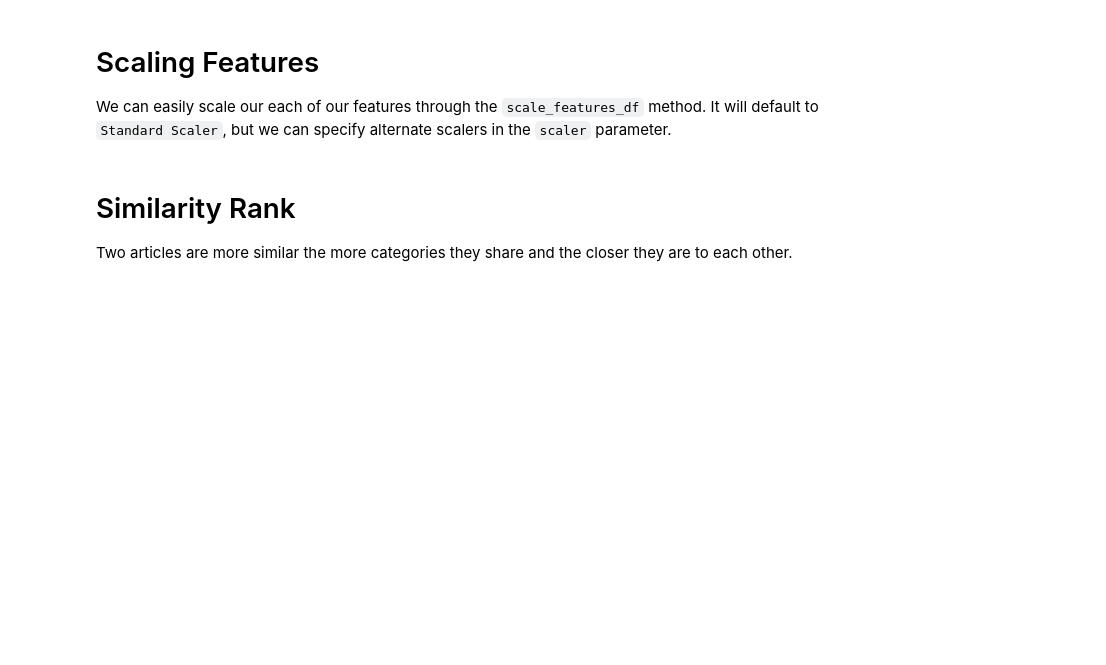
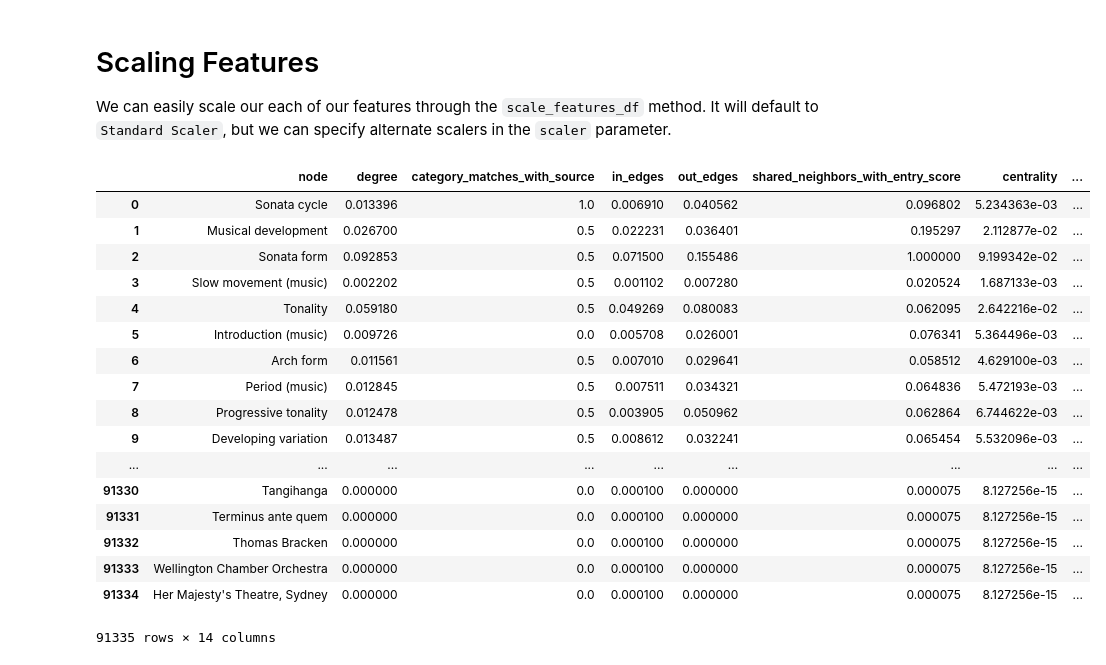
Before and after one commit to QED0711/wiki_learn, a Jupyter notebook: data-retrieval/graph_api/GraphCreator.ipynb, the cells around one changed output. Drawn from its saved outputs; the diff is of its cells as text; code cells hidden in the pictures; blank space fills up the shorter version.

```diff
--- a/data-retrieval/graph_api/GraphCreator.ipynb
+++ b/data-retrieval/graph_api/GraphCreator.ipynb
@@ -92,8 +91,22 @@ gc.scale_features_df(scaler=MinMaxScaler, copy=False)
-# %% [markdown]
-# Similarity Rank
-
-Two articles are more similar the more categories they share and the closer they are to each other.
 # %%
-gc.rank_similarity()
-gc.scale_features_df(scaler=MinMaxScaler, copy=False)
-gc.features_df.sort_values(["similarity_rank"], ascending=False).reset_index().drop("index", axis=1)
+scaled_feature_df = gc.scale_features_df(scaler=MinMaxScaler, copy=True) # Makes a copy of the df
+scaled_feature_df.sort_values("similarity_rank", ascending=False).reset_index().drop("index", axis=1)
+# %% [output]
+|  | node | degree | category_matches_with_source | in_edges | out_edges | shared_neighbors_with_entry_score | centrality | ... |
+| 0 | Sonata cycle | 0.013396 | 1.0 | 0.006910 | 0.040562 | 0.096802 | 5.234363e-03 | ... |
+| 1 | Musical development | 0.026700 | 0.5 | 0.022231 | 0.036401 | 0.195297 | 2.112877e-02 | ... |
+| 2 | Sonata form | 0.092853 | 0.5 | 0.071500 | 0.155486 | 1.000000 | 9.199342e-02 | ... |
+| 3 | Slow movement (music) | 0.002202 | 0.5 | 0.001102 | 0.007280 | 0.020524 | 1.687133e-03 | ... |
+| 4 | Tonality | 0.059180 | 0.5 | 0.049269 | 0.080083 | 0.062095 | 2.642216e-02 | ... |
+| 5 | Introduction (music) | 0.009726 | 0.0 | 0.005708 | 0.026001 | 0.076341 | 5.364496e-03 | ... |
+| 6 | Arch form | 0.011561 | 0.5 | 0.007010 | 0.029641 | 0.058512 | 4.629100e-03 | ... |
+| 7 | Period (music) | 0.012845 | 0.5 | 0.007511 | 0.034321 | 0.064836 | 5.472193e-03 | ... |
+| 8 | Progressive tonality | 0.012478 | 0.5 | 0.003905 | 0.050962 | 0.062864 | 6.744622e-03 | ... |
+| 9 | Developing variation | 0.013487 | 0.5 | 0.008612 | 0.032241 | 0.065454 | 5.532096e-03 | ... |
+| ... | ... | ... | ... | ... | ... | ... | ... | ... |
+| 91330 | Tangihanga | 0.000000 | 0.0 | 0.000100 | 0.000000 | 0.000075 | 8.127256e-15 | ... |
+| 91331 | Terminus ante quem | 0.000000 | 0.0 | 0.000100 | 0.000000 | 0.000075 | 8.127256e-15 | ... |
+| 91332 | Thomas Bracken | 0.000000 | 0.0 | 0.000100 | 0.000000 | 0.000075 | 8.127256e-15 | ... |
+| 91333 | Wellington Chamber Orchestra | 0.000000 | 0.0 | 0.000100 | 0.000000 | 0.000075 | 8.127256e-15 | ... |
+| 91334 | Her Majesty's Theatre, Sydney | 0.000000 | 0.0 | 0.000100 | 0.000000 | 0.000075 | 8.127256e-15 | ... |
+91335 rows × 14 columns
```
Also changed, not shown: parts of 14 cells of this notebook.
